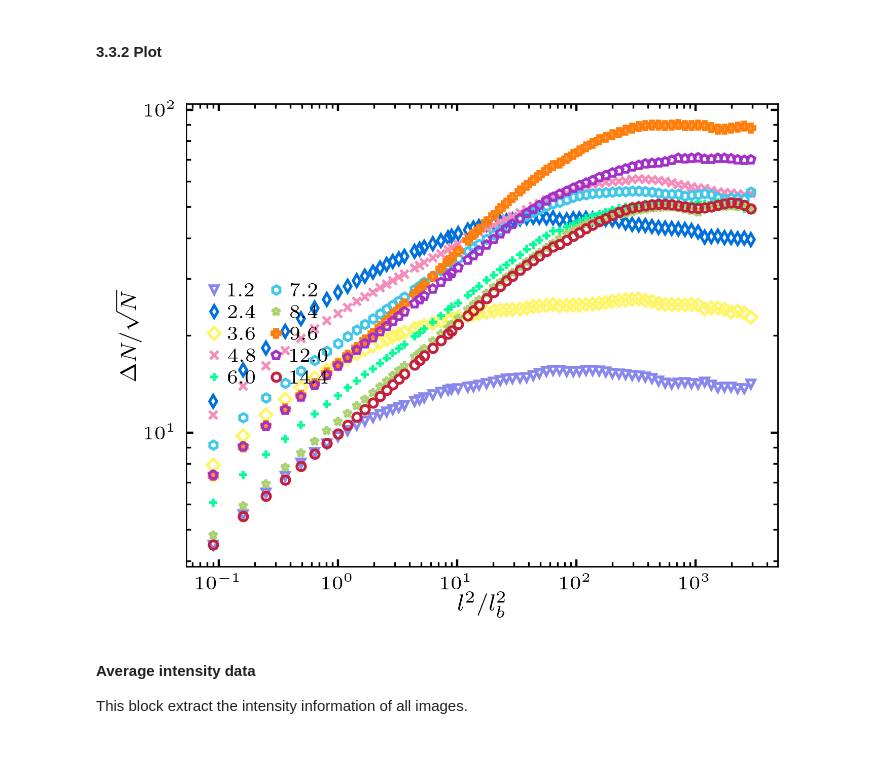
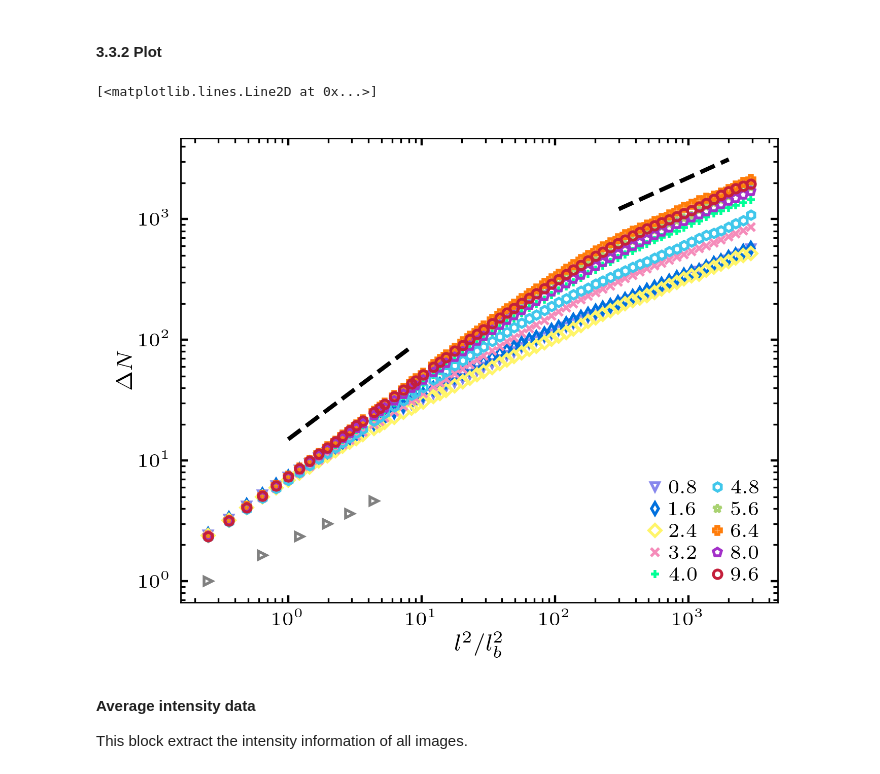
Before and after one commit to ZLoverty/Python, a Jupyter notebook: Correlation/src/fig-2_GNF.ipynb, the cells around one changed output. Cells and saved outputs as stored; diff of their text form; code cells hidden in the pictures.

```diff
--- a/Correlation/src/fig-2_GNF.ipynb
+++ b/Correlation/src/fig-2_GNF.ipynb
@@ -63,10 +62,9 @@ from log import experiment_log
 import time
 # %%
 color_dict, marker_list = unified_symbols() # keep color and symbol consistent across different plot, for same concentrations
-data_master_dir = r'E:\Google Drive' # data folder: Google drive for now, but may change in the future
+data_master_dir = r'I:\Google Drive' # data folder: Google drive for now, but may change in the future
 tm.prl('1-column-2-panel') # control the default plotting configurations, now I realize the parameters should vary from plot to plot
-dirs = data_log_mapping(kw='aug') # video info for GNF raw data, obtained from Aug 3rd to Aug 6th
 log_df = experiment_log()
-n0_to_vf = 0.12 # n0 to phi
+n0_to_vf = 0.08 # n0 to phi
 # %% [output]
 -------The log looks OK!--------
@@ -614,7 +617,7 @@ We save the transient GNF data in folder `transient-GNF-energy-small`.
 conc, folders, sample_num = tentative_log()
 lb = 10
 seg_length = 50
-out_folder = 'transient-GNF-energy'
+out_folder = 'transient-GNF-energy-dN'
 out_filename = 'nGNF_data.csv'
 master_file = os.path.join(data_master_dir,
                            r'Research projects\DF\data\level-2-data\{0}\df2_kinetics\{1:02d}\kinetics_data.csv')
@@ -625,7 +628,7 @@ for c, f, s in zip(conc, folders, sample_num):
         for num, seg in enumerate(k_data.segment.drop_duplicates()):
             subdata = k_data.loc[k_data.segment==seg]
             x, y = postprocess_gnf(subdata, lb, xlim=[0.05, 10000], sparse=1,
-                                   normalize=None)
+                                   normalize='dN')
             temp = pd.DataFrame(data={'l_r': x, str((seg-1)*seg_length): y}).set_index('l_r')
             if num == 0:
                 master = temp
@@ -665,43 +672,43 @@ for num in range(0, 3):
 # %% [markdown]
 #### 3.3.2 Plot
 # %%
-# out_folder = 'transient-GNF-energy-small'
-count = 0
+out_folder = 'transient-GNF-energy-dN'
+data_list = []
 for file in ['GNF-0.csv', 'GNF-1.csv', 'GNF-2.csv']:
-    data_gnf = pd.read_csv(os.path.join(data_master_dir, r'Research projects\DF\data\{}\GNF'.format(out_folder), file)).set_index('l_r')
-    if count == 0:
-        master = data_gnf
-    else:
-        master += data_gnf
-    count += 1
-master /= 3
+    data_gnf = pd.read_csv(os.path.join(data_master_dir,
+                                        r'Research projects\DF\data\{}\GNF'.format(out_folder), file)).set_index('l_r')
+    data_list.append(data_gnf)
+master = pd.concat(data_list, keys=[0, 1, 2], axis=1).mean(level=1, axis=1)
+master = master[0.25:]
 
 fig, ax = plt.subplots(figsize=(3.5, 2.8))
 for str_c in master:
     if str_c != '85': # don't plot 85 data
         ax.plot(master.index, master[str_c],
                mec=wowcolor(color_dict[str_c]), marker=marker_list[color_dict[str_c]], mfc=(0,0,0,0), mew=1,
                markersize=3, ls='', label='{:.1f}'.format(int(str_c)*n0_to_vf))
-ax.legend(loc='center left', ncol=2, fontsize=7)
+ax.legend(loc='lower right', ncol=2, fontsize=7)
 ax.set_xlabel('$l^2/l_b^2$')
-ax.set_ylabel('$\Delta N/\sqrt N$')
+ax.set_ylabel('$\Delta N$')
 ax.set_yticks([1, 2, 3, 4, 6])
 ax.set_yticklabels(['1', '2', '3', '4', '6'])
 ax.loglog()
 plt.tight_layout()
 
-# 0.33 slope
-# x = np.array([0.2, 1])
-# plt.plot(x, 1.8*x**0.33, ls='--', color='black')
-
+# 0.83 and 0.5 slopes
+x = np.array([1, 8])
+plt.plot(x, 15*x**0.83, ls='--', color='black')
+x = np.array([300, 2000])
+plt.plot(x, 70*x**0.5, ls='--', color='black')
 # phi=0 data
-# folder = r'E:\moreData\08032020\df2_kinetics\12'
-# data = pd.read_csv(os.path.join(folder, r'kinetics_data.csv'))
-# x, y = postprocess_gnf(data, lb=10, xlim=[0.05, 5])
-# plt.plot(x, y,
-#          mec='gray', mfc=(0,0,0,0), markersize=3, mew=1, marker=marker_list[color_dict['0']], ls='')
+folder = r'I:\moreData\08032020\df2_kinetics\12'
+data = pd.read_csv(os.path.join(folder, r'kinetics_data.csv'))
+x, y = postprocess_gnf(data, lb=10, xlim=[0.25, 5], normalize='dN')
+plt.plot(x, y,
+         mec='gray', mfc=(0,0,0,0), markersize=3, mew=1, marker=marker_list[color_dict['0']], ls='')
 # %% [output]
+[<matplotlib.lines.Line2D at 0x...>]
-[figure, old version]
+[figure, new version]
 # %% [markdown]
 **Average intensity data**
 
```
Also changed, not shown: parts of 9 cells of this notebook, 3 other files.
